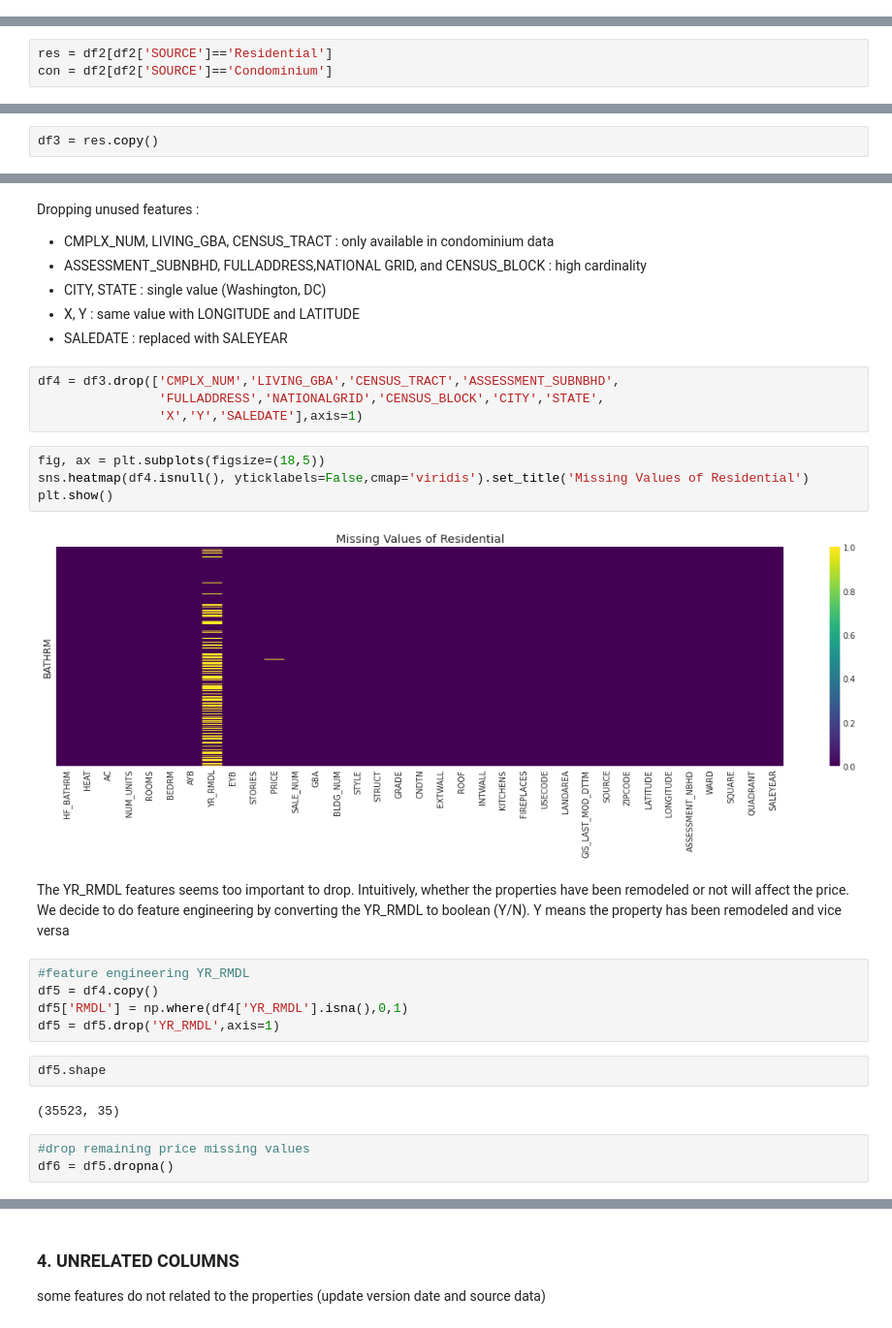
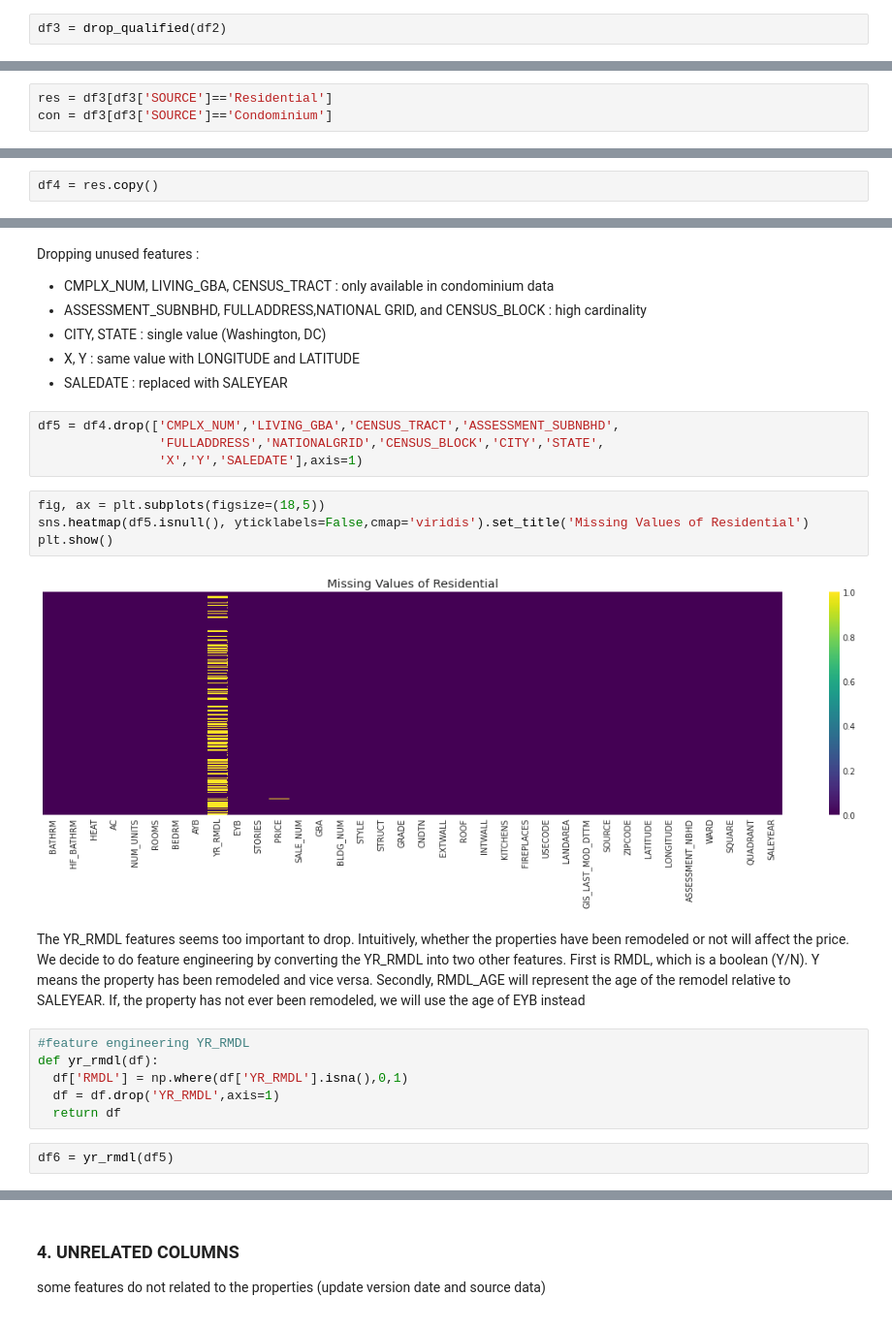
Before and after one commit to elvanselvano/purwadhika-final-project, a Jupyter notebook: notebooks/04_preprocessing_rev1.ipynb, the cells around one changed output, grey strips where cells are left out. Shown: that part at 97% size. Drawn from its saved outputs; the diff is of its cells as text.

```diff
--- a/notebooks/04_preprocessing_rev1.ipynb
+++ b/notebooks/04_preprocessing_rev1.ipynb
@@ -62 +75,3 @@ df2 = drop_qualified(df1)
+# %%
+df3 = drop_qualified(df2)
 # %%
@@ -76,8 +91,8 @@ plt.show()
 # %% [markdown]
 Since the missing values seems to have a pattern, we might want to dig deeper into the source (residential & condominium)
 # %%
-res = df2[df2['SOURCE']=='Residential']
-con = df2[df2['SOURCE']=='Condominium']
+res = df3[df3['SOURCE']=='Residential']
+con = df3[df3['SOURCE']=='Condominium']
 # %%
 fig, ax = plt.subplots(figsize=(18,5))
 sns.heatmap(res.isnull(), yticklabels=False,cmap='viridis').set_title('Missing Values of Residential')
@@ -93,4 +108,4 @@ plt.show()
 # %% [markdown]
 Clearly, they both have several different features. We assume that the price predictor model of residential and condominium will be different. The condominium data seems to have more missing value than the residential. In this case, we decide to build the price predictor of **residential**
 # %%
-df3 = res.copy()
+df4 = res.copy()
@@ -102,29 +121,25 @@ Dropping unused features :
 - X, Y : same value with LONGITUDE and LATITUDE
 - SALEDATE : replaced with SALEYEAR
 # %%
-df4 = df3.drop(['CMPLX_NUM','LIVING_GBA','CENSUS_TRACT','ASSESSMENT_SUBNBHD',
+df5 = df4.drop(['CMPLX_NUM','LIVING_GBA','CENSUS_TRACT','ASSESSMENT_SUBNBHD',
                 'FULLADDRESS','NATIONALGRID','CENSUS_BLOCK','CITY','STATE',
                 'X','Y','SALEDATE'],axis=1)
 # %%
 fig, ax = plt.subplots(figsize=(18,5))
-sns.heatmap(df4.isnull(), yticklabels=False,cmap='viridis').set_title('Missing Values of Residential')
+sns.heatmap(df5.isnull(), yticklabels=False,cmap='viridis').set_title('Missing Values of Residential')
 plt.show()
 # %% [output]
-[figure, old version]
+[figure, new version]
 # %% [markdown]
-The YR_RMDL features seems too important to drop. Intuitively, whether the properties have been remodeled or not will affect the price. We decide to do feature engineering by converting the YR_RMDL to boolean (Y/N). Y means the property has been remodeled and vice versa
+The YR_RMDL features seems too important to drop. Intuitively, whether the properties have been remodeled or not will affect the price. We decide to do feature engineering by converting the YR_RMDL into two other features. First is RMDL, which is a boolean (Y/N). Y means the property has been remodeled and vice versa. Secondly, RMDL_AGE will represent the age of the remodel relative to SALEYEAR. If, the property has not ever been remodeled, we will use the age of EYB instead
 # %%
 #feature engineering YR_RMDL
-df5 = df4.copy()
-df5['RMDL'] = np.where(df4['YR_RMDL'].isna(),0,1)
-df5 = df5.drop('YR_RMDL',axis=1)
+def yr_rmdl(df):
+  df['RMDL'] = np.where(df['YR_RMDL'].isna(),0,1)
+  df = df.drop('YR_RMDL',axis=1)
+  return df
-# %%
-df5.shape
-# %% [output]
-(35523, 35)
-# %%
-#drop remaining price missing values
-df6 = df5.dropna()
+# %%
+df6 = yr_rmdl(df5)
 # %%
 df6.shape
 # %% [output]
```
Also changed, not shown: parts of 52 cells of this notebook, 1 other file.
